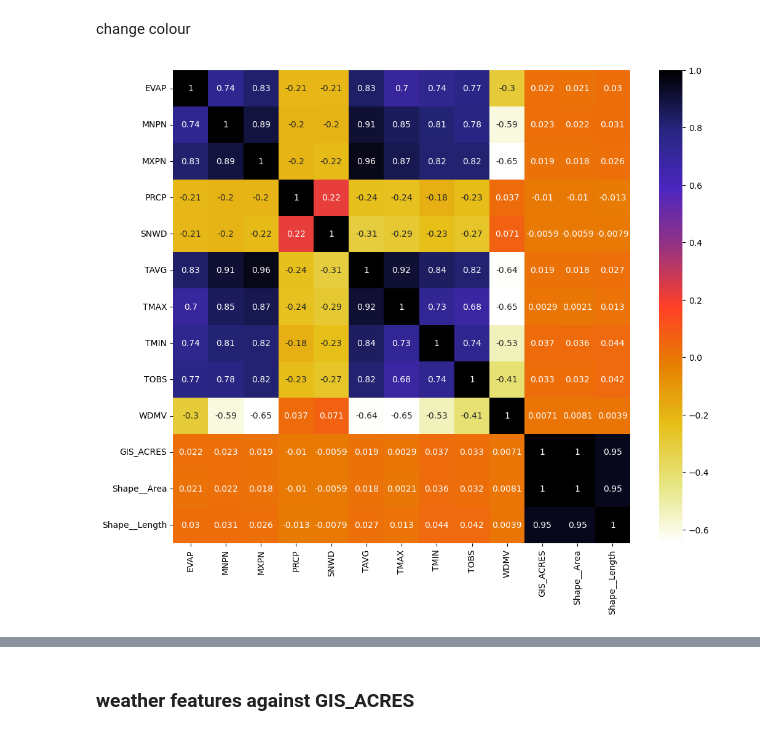
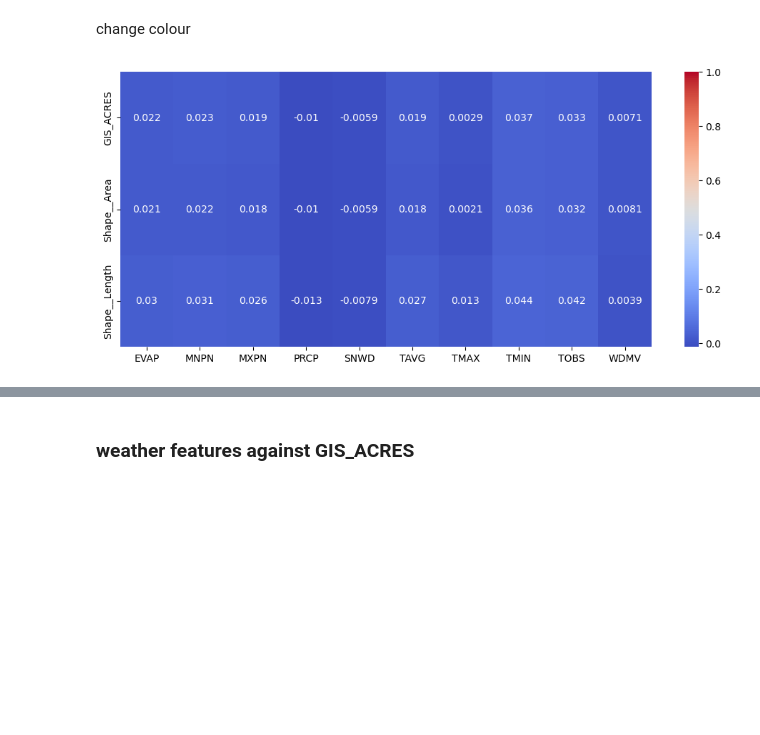
Before and after one commit to Ruhan105/IRC-Group5, a Jupyter notebook: ML pivoted regression (main).ipynb, the cells around one changed output, grey strips where cells are left out. Drawn from its saved outputs; the diff is of its cells as text; code cells hidden in the pictures; blank space fills up the shorter version.

```diff
--- a/ML pivoted regression (main).ipynb
+++ b/ML pivoted regression (main).ipynb
@@ -216,12 +237,13 @@ Shape__Length       1.000000
 # %% [markdown]
 change colour
 # %%
+import pandas as pd
 import matplotlib.pyplot as plt
 import seaborn as sns
 #Using Pearson Correlation
-plt.figure(figsize=(12,10))
-correlation_matrix
-sns.heatmap(correlation_matrix, annot=True, cmap=plt.cm.CMRmap_r)
+plt.figure(figsize=(12,5))
+correlation_matrix_area = correlation_matrix.loc["GIS_ACRES":"Shape__Length", "EVAP":"WDMV"]
+sns.heatmap(correlation_matrix_area, annot=True, cmap="coolwarm", vmin=correlation_matrix_area.min().min(), vmax=1)
 plt.show()
 # %% [output]
-[figure, old version]
+[figure, new version]
```
Also changed, not shown: parts of 5 cells of this notebook, 11 other files.
